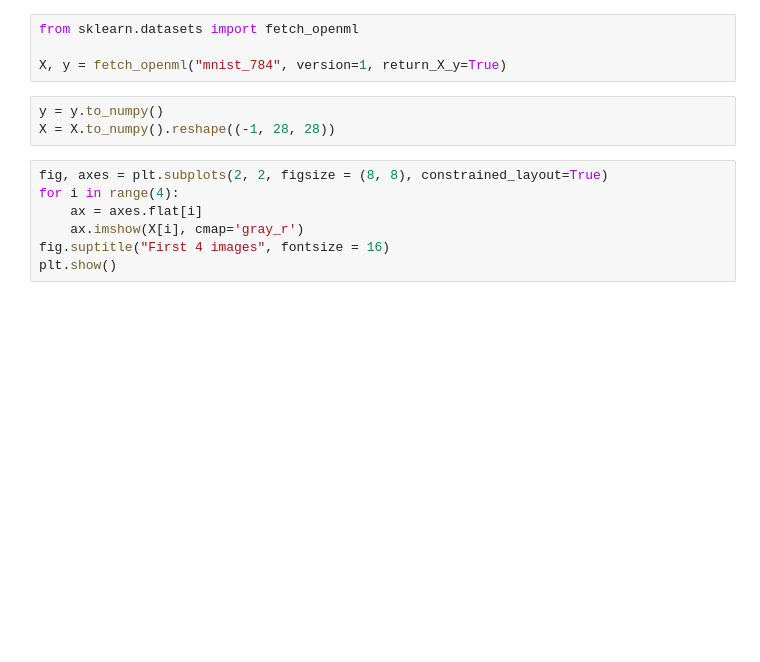
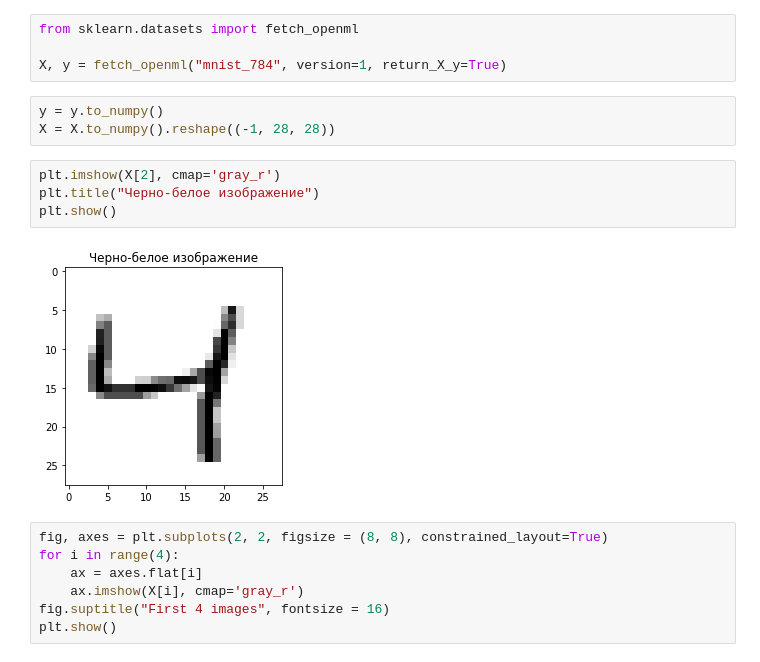
Before and after one commit to Snopoff/Bachelor-Thesis, a Jupyter notebook: ba_thesis.ipynb, the cells around one changed output. Cells and saved outputs as stored; diff of their text form; blank space fills up the shorter version.

```diff
--- a/ba_thesis.ipynb
+++ b/ba_thesis.ipynb
@@ -62,6 +65,12 @@ X, y = fetch_openml("mnist_784", version=1, return_X_y=True)
 # %%
 y = y.to_numpy()
 X = X.to_numpy().reshape((-1, 28, 28))
+# %%
+plt.imshow(X[2], cmap='gray_r')
+plt.title("Черно-белое изображение")
+plt.show()
+# %% [output]
+[figure, added]
 # %%
 fig, axes = plt.subplots(2, 2, figsize = (8, 8), constrained_layout=True)
 for i in range(4):
```
Also changed, not shown: parts of 54 cells of this notebook, 2 other files.
